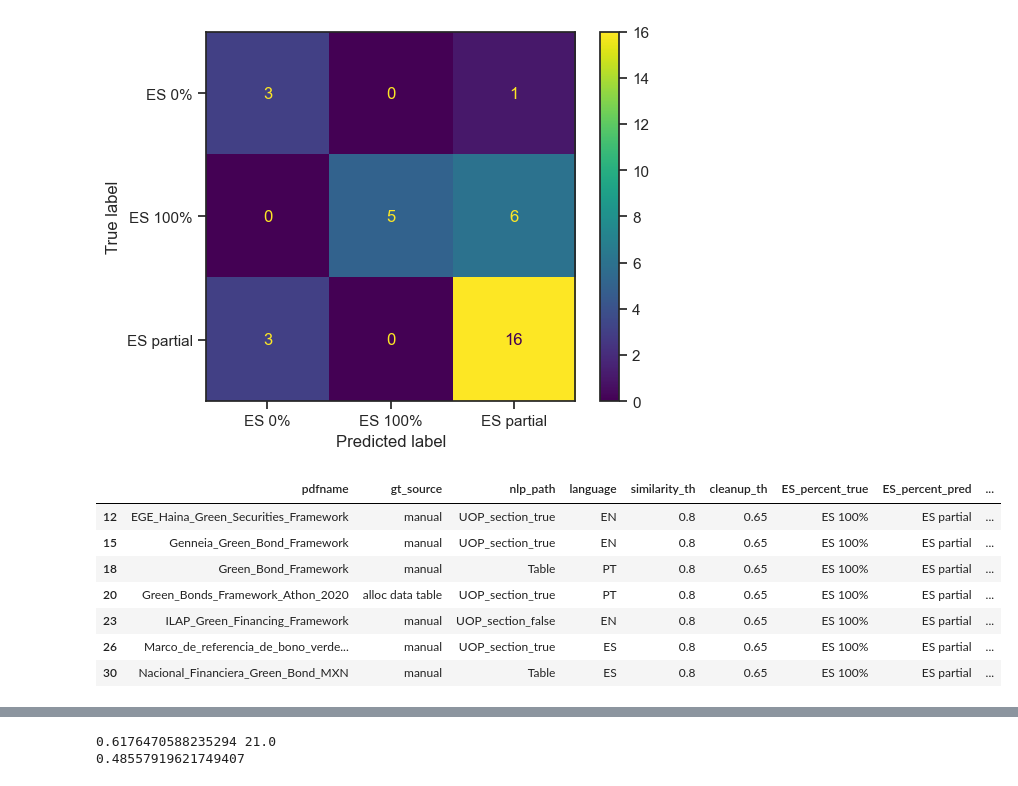
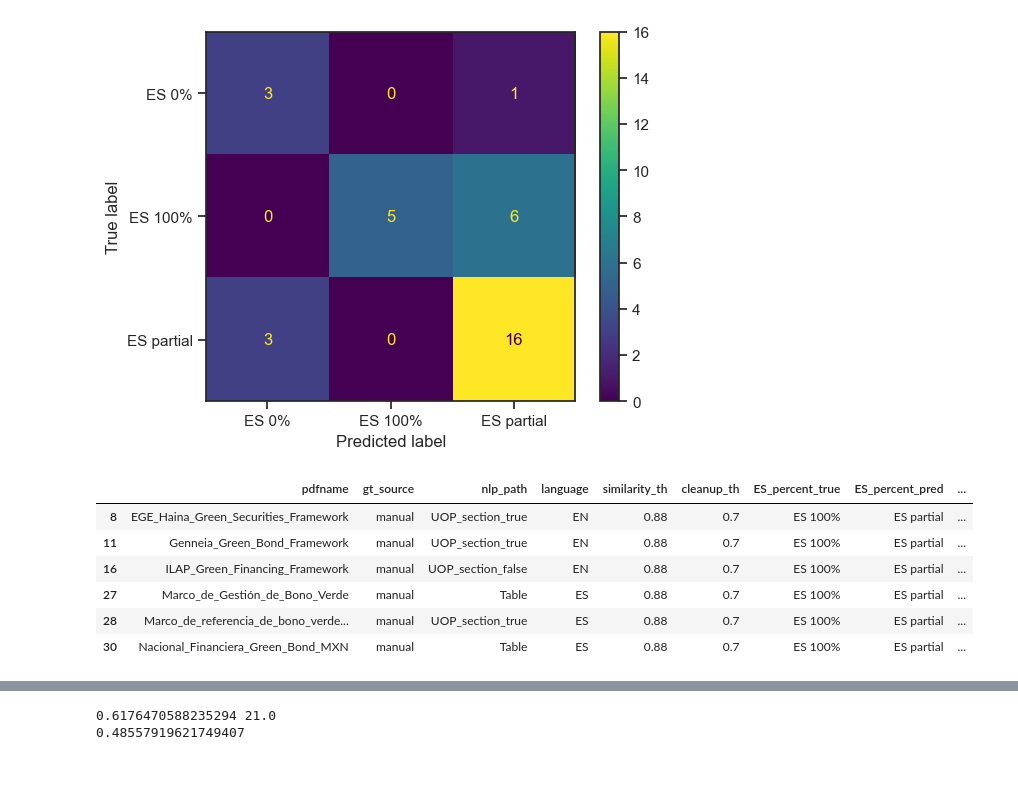
Before and after one commit to emw9805-notabot/ADSCert_project_Watson, a Jupyter notebook: Eval_metrics_V4.ipynb, the cells around one changed output, grey strips where cells are left out. Cells and saved outputs as stored; diff of their text form; code cells hidden in the pictures.

```diff
--- a/Eval_metrics_V4.ipynb
+++ b/Eval_metrics_V4.ipynb
@@ -474,19 +474,19 @@ plt.show()
 # %%
 # breakdown of ES 100% false negatives
 # EGE a very good example of limitations of program
 # Coop - problem with period in the ESML list. also problem with la and y in green buildings - limitation of program separates la from noun
 # inspect all 10 and cateogorise into limitations of prog and what that is vs fixable
-trues = conf_mtrx_df_v5['ES_percent_true'] == 'ES 100%'
-preds = conf_mtrx_df_v5['ES_percent_pred'] == 'ES partial'
+# 10 falses - diagnose and would sim th by cat make any diff
+trues = conf_mtrx_df_v6['ES_percent_true'] == 'ES 100%'
+preds = conf_mtrx_df_v6['ES_percent_pred'] == 'ES partial'
 
-ES_100_FNs = conf_mtrx_df_v5[trues & preds]
+ES_100_FNs = conf_mtrx_df_v6[trues & preds]
 ES_100_FNs
 # %% [output]
 |  | pdfname | gt_source | nlp_path | language | similarity_th | cleanup_th | ES_percent_true | ES_percent_pred | ... |
-| 12 | EGE_Haina_Green_Securities_Framework | manual | UOP_section_true | EN | 0.8 | 0.65 | ES 100% | ES partial | ... |
-| 15 | Genneia_Green_Bond_Framework | manual | UOP_section_true | EN | 0.8 | 0.65 | ES 100% | ES partial | ... |
-| 18 | Green_Bond_Framework | manual | Table | PT | 0.8 | 0.65 | ES 100% | ES partial | ... |
-| 20 | Green_Bonds_Framework_Athon_2020 | alloc data table | UOP_section_true | PT | 0.8 | 0.65 | ES 100% | ES partial | ... |
-| 23 | ILAP_Green_Financing_Framework | manual | UOP_section_false | EN | 0.8 | 0.65 | ES 100% | ES partial | ... |
-| 26 | Marco_de_referencia_de_bono_verde... | manual | UOP_section_true | ES | 0.8 | 0.65 | ES 100% | ES partial | ... |
-| 30 | Nacional_Financiera_Green_Bond_MXN | manual | Table | ES | 0.8 | 0.65 | ES 100% | ES partial | ... |
+| 8 | EGE_Haina_Green_Securities_Framework | manual | UOP_section_true | EN | 0.88 | 0.7 | ES 100% | ES partial | ... |
+| 11 | Genneia_Green_Bond_Framework | manual | UOP_section_true | EN | 0.88 | 0.7 | ES 100% | ES partial | ... |
+| 16 | ILAP_Green_Financing_Framework | manual | UOP_section_false | EN | 0.88 | 0.7 | ES 100% | ES partial | ... |
+| 27 | Marco_de_Gestión_de_Bono_Verde | manual | Table | ES | 0.88 | 0.7 | ES 100% | ES partial | ... |
+| 28 | Marco_de_referencia_de_bono_verde... | manual | UOP_section_true | ES | 0.88 | 0.7 | ES 100% | ES partial | ... |
+| 30 | Nacional_Financiera_Green_Bond_MXN | manual | Table | ES | 0.88 | 0.7 | ES 100% | ES partial | ... |
```
Also changed, not shown: parts of 9 cells of this notebook, 3 other files.
